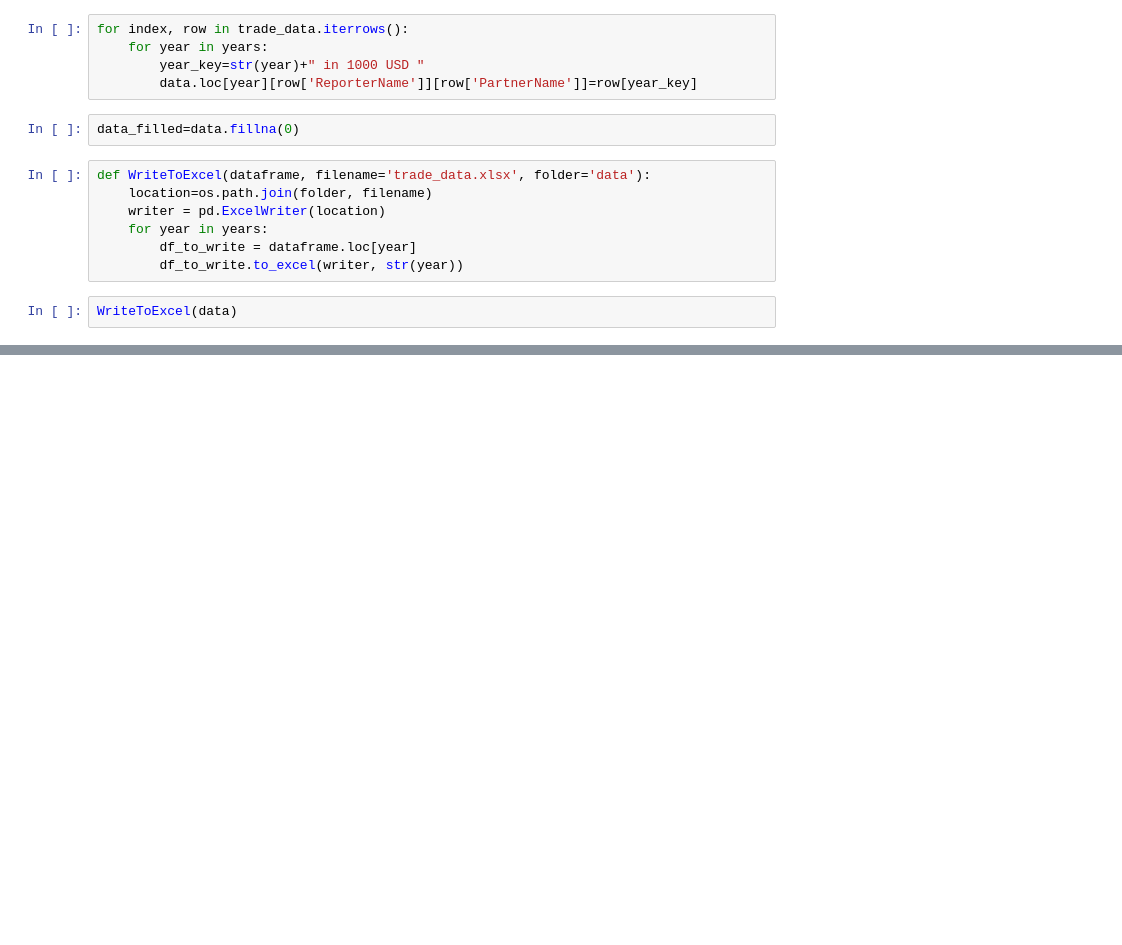
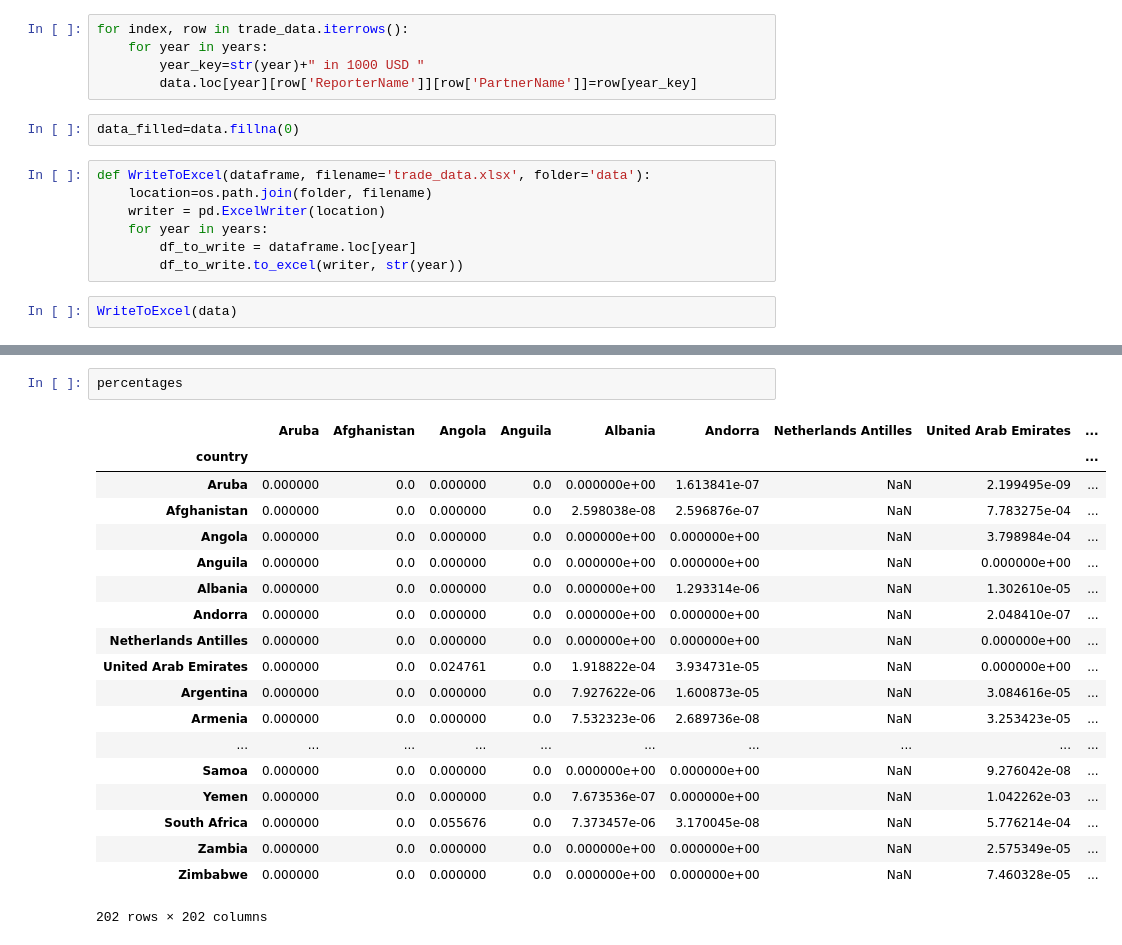
Before and after one commit to swigman/TrueEmissions, a Jupyter notebook: PythonProject.ipynb, the cells around one changed output, grey strips where cells are left out. Saved outputs shown, nothing was run; the diff lists cells and outputs as text; blank space fills up the shorter version.

```diff
--- a/PythonProject.ipynb
+++ b/PythonProject.ipynb
@@ -123,0 +89,22 @@ data2 = pd.DataFrame(columns=countries,index=multi_index)
+# %%
+percentages
+# %% [output]
+|  | Aruba | Afghanistan | Angola | Anguila | Albania | Andorra | Netherlands Antilles | United Arab Emirates | ... |
+| country |  |  |  |  |  |  |  |  | ... |
+| Aruba | 0.000000 | 0.0 | 0.000000 | 0.0 | 0.000000e+00 | 1.613841e-07 | NaN | 2.199495e-09 | ... |
+| Afghanistan | 0.000000 | 0.0 | 0.000000 | 0.0 | 2.598038e-08 | 2.596876e-07 | NaN | 7.783275e-04 | ... |
+| Angola | 0.000000 | 0.0 | 0.000000 | 0.0 | 0.000000e+00 | 0.000000e+00 | NaN | 3.798984e-04 | ... |
+| Anguila | 0.000000 | 0.0 | 0.000000 | 0.0 | 0.000000e+00 | 0.000000e+00 | NaN | 0.000000e+00 | ... |
+| Albania | 0.000000 | 0.0 | 0.000000 | 0.0 | 0.000000e+00 | 1.293314e-06 | NaN | 1.302610e-05 | ... |
+| Andorra | 0.000000 | 0.0 | 0.000000 | 0.0 | 0.000000e+00 | 0.000000e+00 | NaN | 2.048410e-07 | ... |
+| Netherlands Antilles | 0.000000 | 0.0 | 0.000000 | 0.0 | 0.000000e+00 | 0.000000e+00 | NaN | 0.000000e+00 | ... |
+| United Arab Emirates | 0.000000 | 0.0 | 0.024761 | 0.0 | 1.918822e-04 | 3.934731e-05 | NaN | 0.000000e+00 | ... |
+| Argentina | 0.000000 | 0.0 | 0.000000 | 0.0 | 7.927622e-06 | 1.600873e-05 | NaN | 3.084616e-05 | ... |
+| Armenia | 0.000000 | 0.0 | 0.000000 | 0.0 | 7.532323e-06 | 2.689736e-08 | NaN | 3.253423e-05 | ... |
+| ... | ... | ... | ... | ... | ... | ... | ... | ... | ... |
+| Samoa | 0.000000 | 0.0 | 0.000000 | 0.0 | 0.000000e+00 | 0.000000e+00 | NaN | 9.276042e-08 | ... |
+| Yemen | 0.000000 | 0.0 | 0.000000 | 0.0 | 7.673536e-07 | 0.000000e+00 | NaN | 1.042262e-03 | ... |
+| South Africa | 0.000000 | 0.0 | 0.055676 | 0.0 | 7.373457e-06 | 3.170045e-08 | NaN | 5.776214e-04 | ... |
+| Zambia | 0.000000 | 0.0 | 0.000000 | 0.0 | 0.000000e+00 | 0.000000e+00 | NaN | 2.575349e-05 | ... |
+| Zimbabwe | 0.000000 | 0.0 | 0.000000 | 0.0 | 0.000000e+00 | 0.000000e+00 | NaN | 7.460328e-05 | ... |
+202 rows × 202 columns
```
Also changed, not shown: parts of 12 cells of this notebook.
